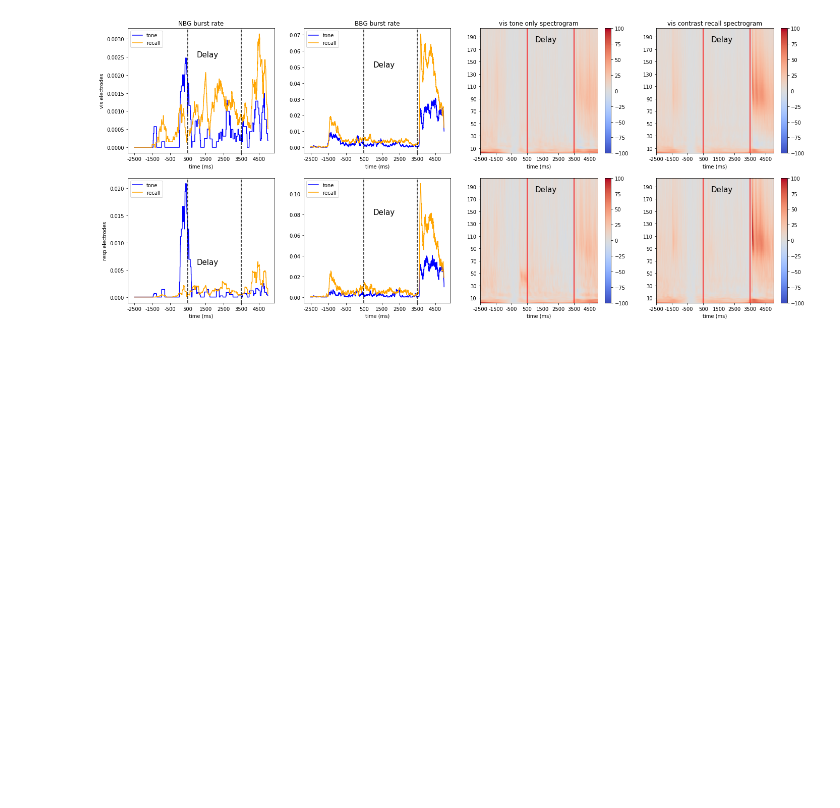
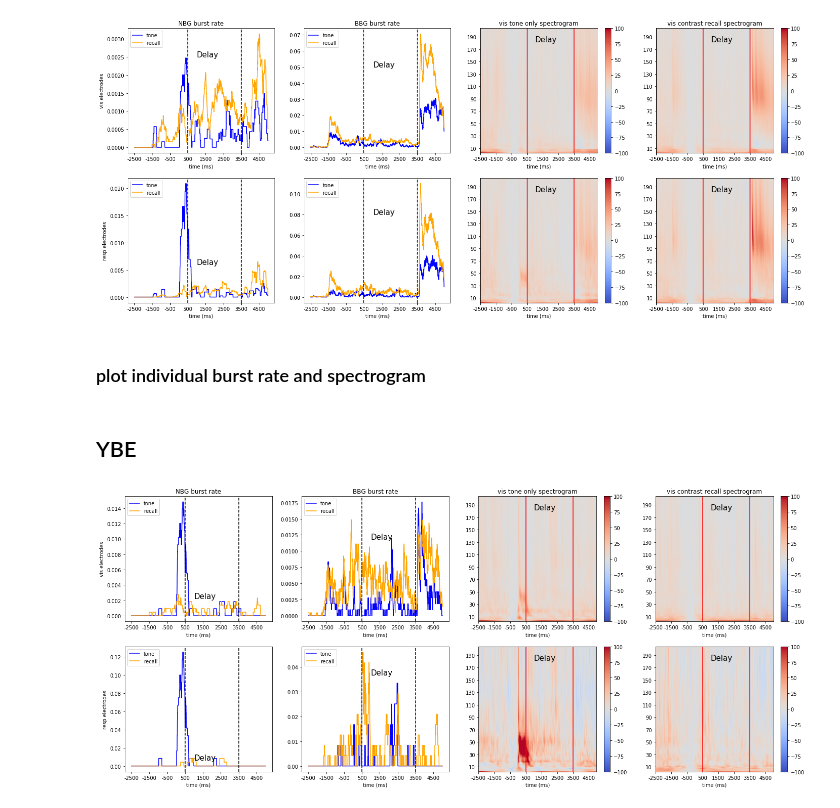
Before and after one commit to YeLiBCM/Grating_recall, a Jupyter notebook: plot_br_spect_summary.ipynb, the cells around one changed output. Drawn from its saved outputs; the diff is of its cells as text; code cells hidden in the pictures; blank space fills up the shorter version.

Commit message:
add sbj plot

```diff
--- a/plot_br_spect_summary.ipynb
+++ b/plot_br_spect_summary.ipynb
@@ -407,3 +495,11 @@ ax[1,3].set_yticks(np.arange(4,104,10));
 ax[1,3].set_yticklabels(np.arange(10,220,20));
 # %% [output]
 [figure]
+# %% [markdown]
+### plot individual burst rate and spectrogram
+# %% [markdown]
+## YBE
+# %%
+sbj_plot('YBE')
+# %% [output]
+[figure, added]
```
Also changed, not shown: parts of 11 cells of this notebook.
